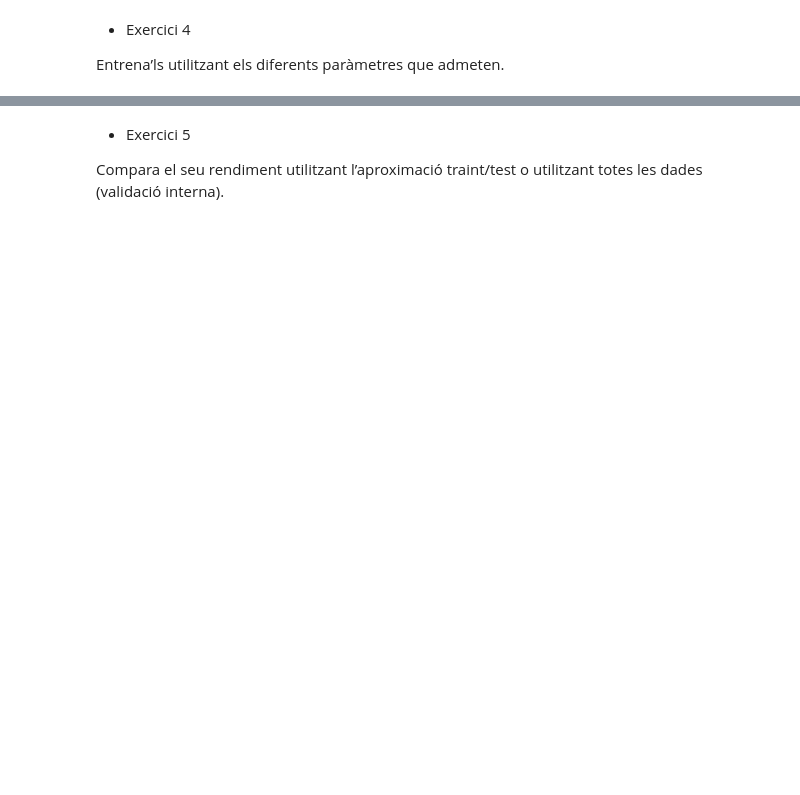
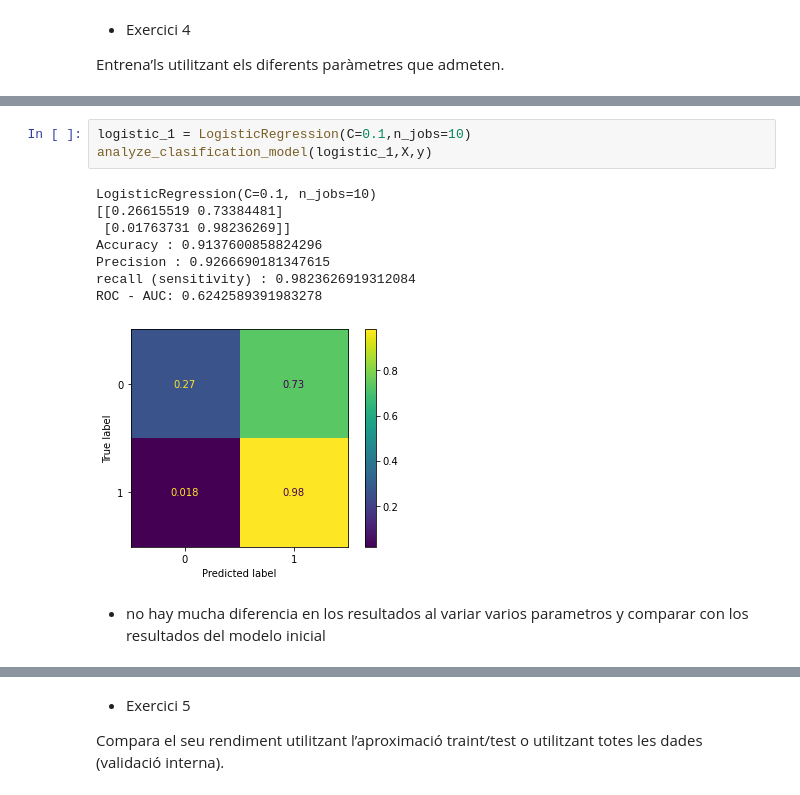
Before and after one commit to ManelForcales/Supervisat_Classificacio, a Jupyter notebook: Sprint13__classification.ipynb, the cells around one changed output, grey strips where cells are left out. Drawn from its saved outputs; the diff is of its cells as text; blank space fills up the shorter version.

```diff
--- a/Sprint13__classification.ipynb
+++ b/Sprint13__classification.ipynb
@@ -137,0 +140,14 @@ model4 = LinearSVC()
+# %%
+logistic_1 = LogisticRegression(C=0.1,n_jobs=10)
+analyze_clasification_model(logistic_1,X,y)
+# %% [output]
+LogisticRegression(C=0.1, n_jobs=10)
+[[0.26615519 0.73384481]
+ [0.01763731 0.98236269]]
+Accuracy : 0.9137600858824296
+Precision : 0.9266690181347615
+recall (sensitivity) : 0.9823626919312084
+ROC - AUC: 0.6242589391983278
+[figure, added]
+# %% [markdown]
++ no hay mucha diferencia en los resultados al variar varios parametros y comparar con los resultados del modelo inicial
```
Also changed, not shown: parts of 32 cells of this notebook.
